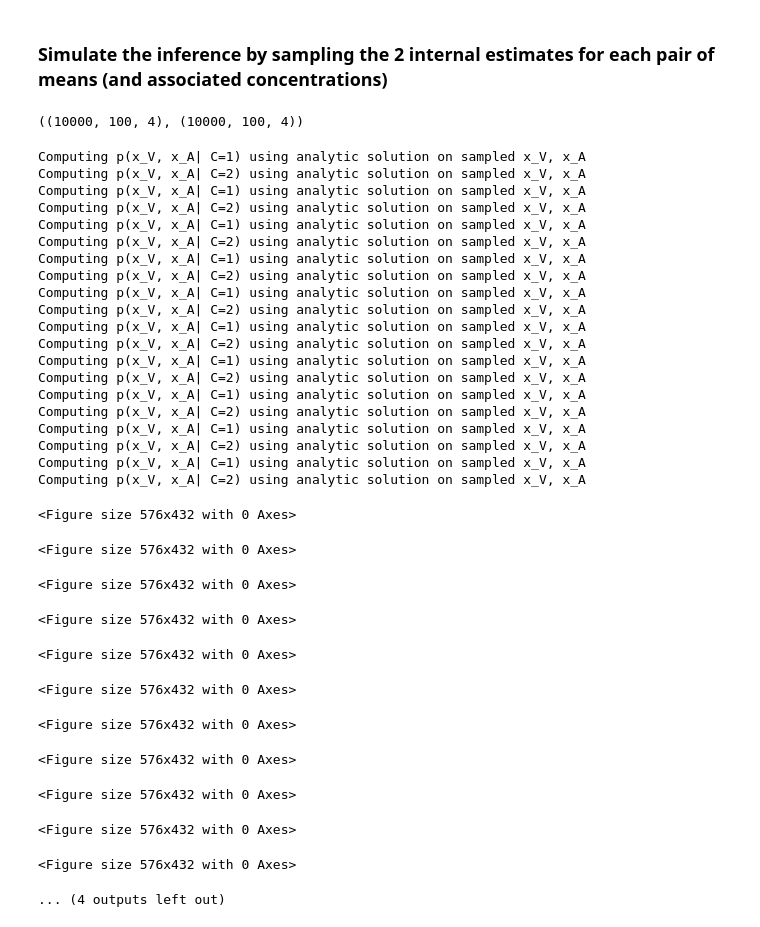
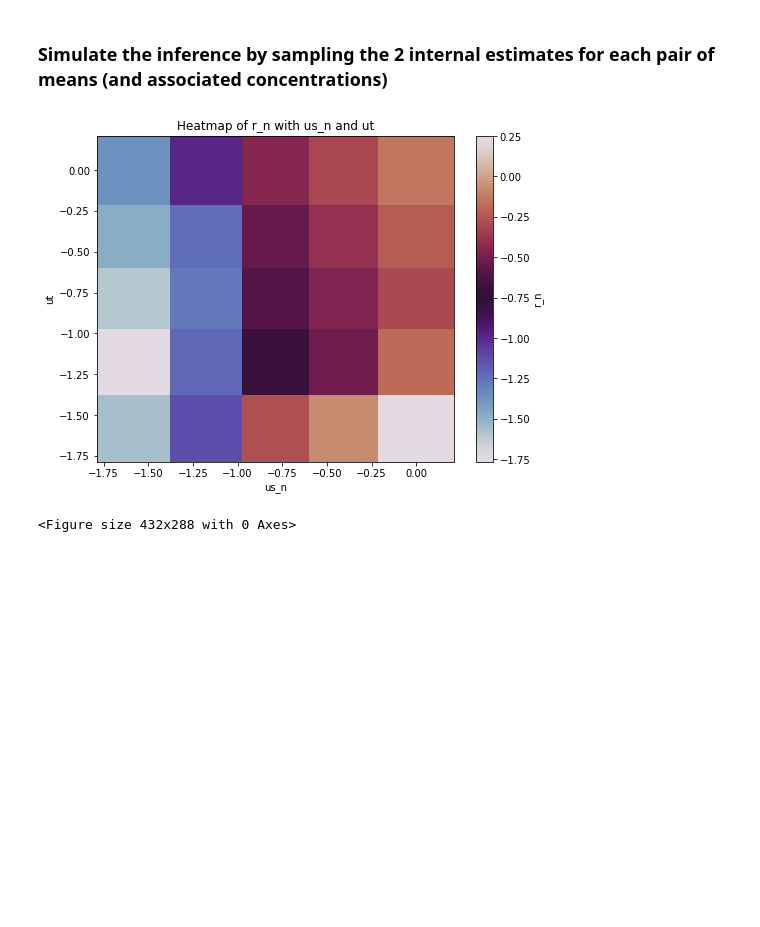
Before and after one commit to ak47na/multisensory_causal_inference, a Jupyter notebook: example_custom_causal_inference.ipynb, the cells around one changed output. Cells and saved outputs as stored; diff of their text form; code cells hidden in the pictures; blank space fills up the shorter version.

```diff
--- a/example_custom_causal_inference.ipynb
+++ b/example_custom_causal_inference.ipynb
@@ -128,4 +131,0 @@ t_samples, s_n_samples = causal_inference_estimator.get_vm_samples(num_sim=resul
-# %%
-t_samples.shape, s_n_samples.shape
-# %% [output]
-((10000, 100, 4), (10000, 100, 4))
@@ -132,45 +134,17 @@ t_samples.shape, s_n_samples.shape
 # %%
-for p_common in p_commons:
-    responses, posterior_p_common, mean_t_est, mean_sn_est = causal_inference_estimator.forward(t_samples=t_samples,
-                                                                                                s_n_samples=s_n_samples,
-                                                                                                p_common=p_common,
-                                                                                                kappa1=kappa1,
-                                                                                                kappa2=kappa2)
+for p_c_index, p_common in tqdm(enumerate(p_commons)):
+    responses, posterior_p_common, mean_t_est, mean_sn_est = causal_inference_estimator.forward_from_means(
+        mu_t=ut, mu_s_n=us_n, kappa1=optimal_kappa1s[:, p_c_index, :5], kappa2=optimal_kappa2s[:, p_c_index, :5],
+        p_common=p_common, num_sim=10000)
     results['responses'].append(responses)
     results['posterior_p_common'].append(posterior_p_common)
     results['mean_t_est'].append(mean_t_est)
     results['mean_sn_est'].append(mean_sn_est)
-# %% [output]
-Computing p(x_V, x_A| C=1) using analytic solution on sampled x_V, x_A
-Computing p(x_V, x_A| C=2) using analytic solution on sampled x_V, x_A
-Computing p(x_V, x_A| C=1) using analytic solution on sampled x_V, x_A
-Computing p(x_V, x_A| C=2) using analytic solution on sampled x_V, x_A
-Computing p(x_V, x_A| C=1) using analytic solution on sampled x_V, x_A
-Computing p(x_V, x_A| C=2) using analytic solution on sampled x_V, x_A
-Computing p(x_V, x_A| C=1) using analytic solution on sampled x_V, x_A
-Computing p(x_V, x_A| C=2) using analytic solution on sampled x_V, x_A
-Computing p(x_V, x_A| C=1) using analytic solution on sampled x_V, x_A
-Computing p(x_V, x_A| C=2) using analytic solution on sampled x_V, x_A
-Computing p(x_V, x_A| C=1) using analytic solution on sampled x_V, x_A
-Computing p(x_V, x_A| C=2) using analytic solution on sampled x_V, x_A
-Computing p(x_V, x_A| C=1) using analytic solution on sampled x_V, x_A
-Computing p(x_V, x_A| C=2) using analytic solution on sampled x_V, x_A
-Computing p(x_V, x_A| C=1) using analytic solution on sampled x_V, x_A
-Computing p(x_V, x_A| C=2) using analytic solution on sampled x_V, x_A
-Computing p(x_V, x_A| C=1) using analytic solution on sampled x_V, x_A
-Computing p(x_V, x_A| C=2) using analytic solution on sampled x_V, x_A
-Computing p(x_V, x_A| C=1) using analytic solution on sampled x_V, x_A
-Computing p(x_V, x_A| C=2) using analytic solution on sampled x_V, x_A
-<Figure size 576x432 with 0 Axes>
-<Figure size 576x432 with 0 Axes>
-<Figure size 576x432 with 0 Axes>
-<Figure size 576x432 with 0 Axes>
-<Figure size 576x432 with 0 Axes>
-<Figure size 576x432 with 0 Axes>
-<Figure size 576x432 with 0 Axes>
-<Figure size 576x432 with 0 Axes>
-<Figure size 576x432 with 0 Axes>
-<Figure size 576x432 with 0 Axes>
-<Figure size 576x432 with 0 Axes>
-... (4 outputs left out)
+# %%
+plots.heatmap_f_s_n_t(f_s_n_t=r_n.reshape((num_means, num_means)),
+                      s_n=us_n.reshape((num_means, num_means)), t=ut.reshape((num_means, num_means)),
+                      f_name='r_n', xlabel='us_n', ylabel='ut')
+# %% [output]
+[figure, added]
+<Figure size 432x288 with 0 Axes>
 # %%
```
Also changed, not shown: parts of 19 cells of this notebook, 5 other files.
